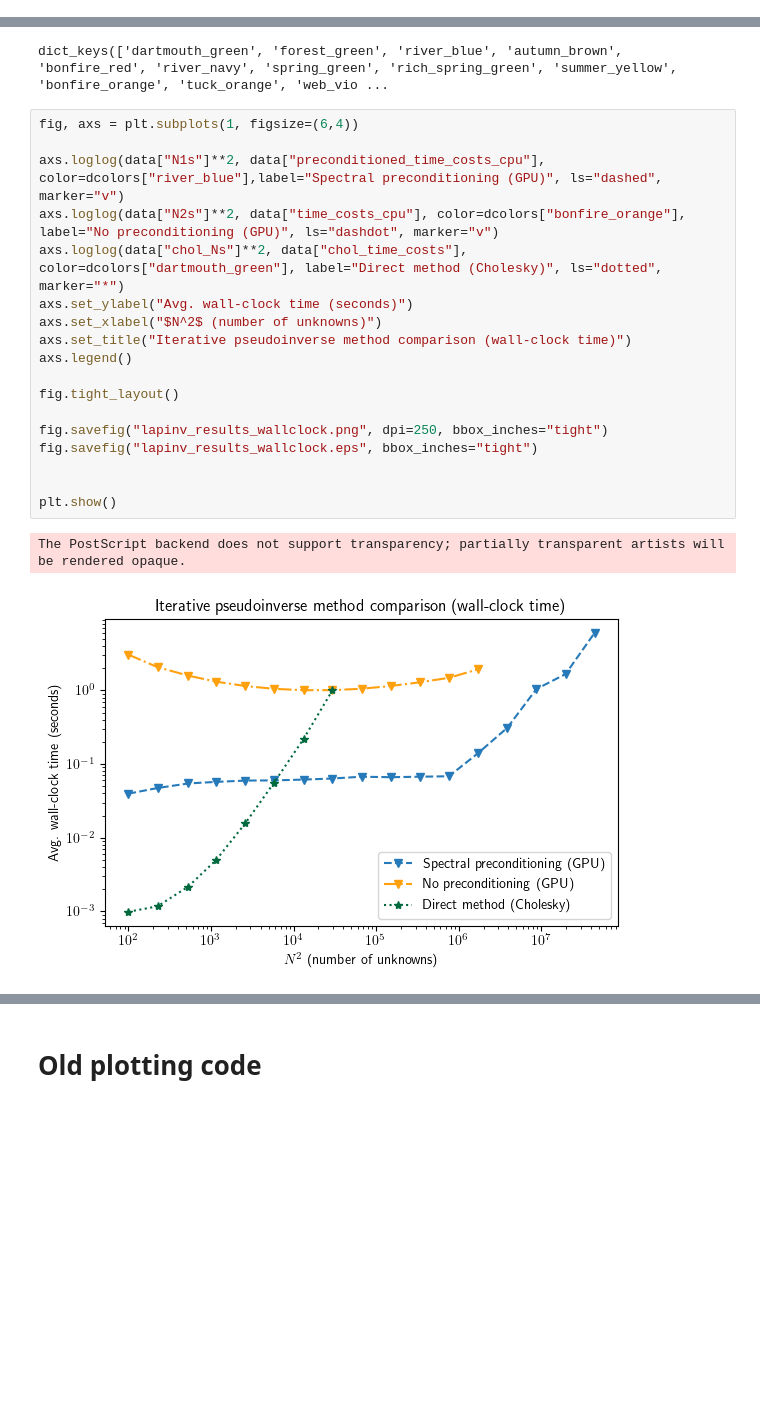
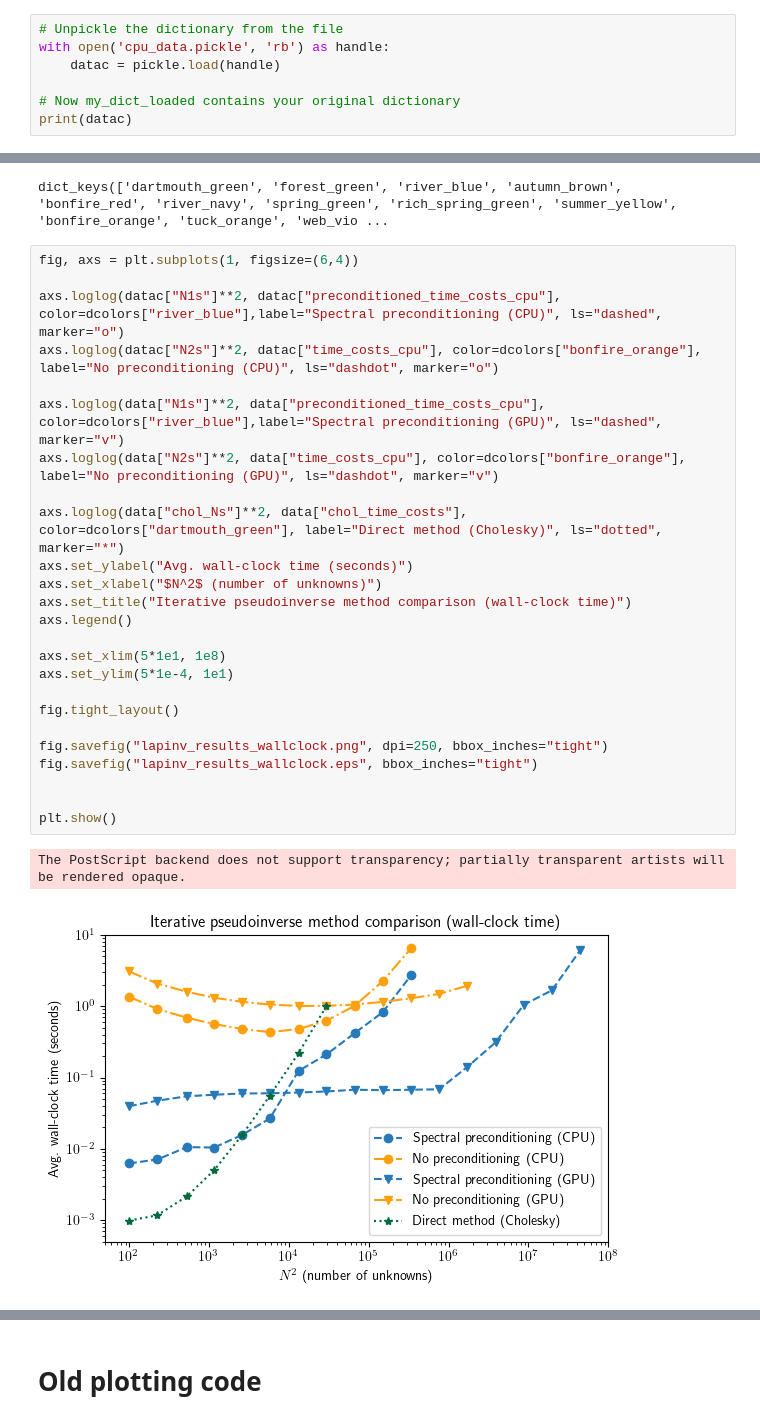
Before and after one commit to jlindbloom/jlinops, a Jupyter notebook: dev/reworking/GPU_tests/neumann_pinv/laplacian_pinv_experiment_gpu_cpu.ipynb, the cells around one changed output, grey strips where cells are left out. Saved outputs shown, nothing was run; the diff lists cells and outputs as text; blank space fills up the shorter version.

```diff
--- a/dev/reworking/GPU_tests/neumann_pinv/laplacian_pinv_experiment_gpu_cpu.ipynb
+++ b/dev/reworking/GPU_tests/neumann_pinv/laplacian_pinv_experiment_gpu_cpu.ipynb
@@ -491,3 +484,10 @@ print(data)
 {'N1s': array([  10,   15,   23,   34,   51,   76,  115,  172,  258,  387,  582,
         873, 1311, 1968, 2955, 4437, 6661], dtype=int32), 'N2s': array([  10,   15,   23,   34,   51,   76,  115,  172,  258,  387,  582,
         873, 1311], dtype=int32), 'preconditioned_time_costs_cpu': [0.03967372041195631, 0.047322963029146195, 0.05457276828587055, 0.05734625678509474, 0.05970869854092598, 0.06006722345948219, 0.061 ...
+# %%
+# Unpickle the dictionary from the file
+with open('cpu_data.pickle', 'rb') as handle:
+    datac = pickle.load(handle)
+
+# Now my_dict_loaded contains your original dictionary
+print(datac)
@@ -502,24 +504,31 @@ dict_keys(['dartmouth_green', 'forest_green', 'river_blue', 'autumn_brown', 'bon
 # %%
 fig, axs = plt.subplots(1, figsize=(6,4))
 
+axs.loglog(datac["N1s"]**2, datac["preconditioned_time_costs_cpu"], color=dcolors["river_blue"],label="Spectral preconditioning (CPU)", ls="dashed", marker="o")
+axs.loglog(datac["N2s"]**2, datac["time_costs_cpu"], color=dcolors["bonfire_orange"], label="No preconditioning (CPU)", ls="dashdot", marker="o")
+
 axs.loglog(data["N1s"]**2, data["preconditioned_time_costs_cpu"], color=dcolors["river_blue"],label="Spectral preconditioning (GPU)", ls="dashed", marker="v")
 axs.loglog(data["N2s"]**2, data["time_costs_cpu"], color=dcolors["bonfire_orange"], label="No preconditioning (GPU)", ls="dashdot", marker="v")
+
 axs.loglog(data["chol_Ns"]**2, data["chol_time_costs"], color=dcolors["dartmouth_green"], label="Direct method (Cholesky)", ls="dotted", marker="*")
 axs.set_ylabel("Avg. wall-clock time (seconds)")
 axs.set_xlabel("$N^2$ (number of unknowns)")
 axs.set_title("Iterative pseudoinverse method comparison (wall-clock time)")
 axs.legend()
+
+axs.set_xlim(5*1e1, 1e8)
+axs.set_ylim(5*1e-4, 1e1)
 
 fig.tight_layout()
 
 fig.savefig("lapinv_results_wallclock.png", dpi=250, bbox_inches="tight")
 fig.savefig("lapinv_results_wallclock.eps", bbox_inches="tight")
 
 
 plt.show()
 # %% [output]
 The PostScript backend does not support transparency; partially transparent artists will be rendered opaque.
-[figure, old version]
+[figure, new version]
 # %%
 fig, axs = plt.subplots(1, figsize=(6,4))
 
```
Also changed, not shown: parts of 7 cells of this notebook, 9 other files.
